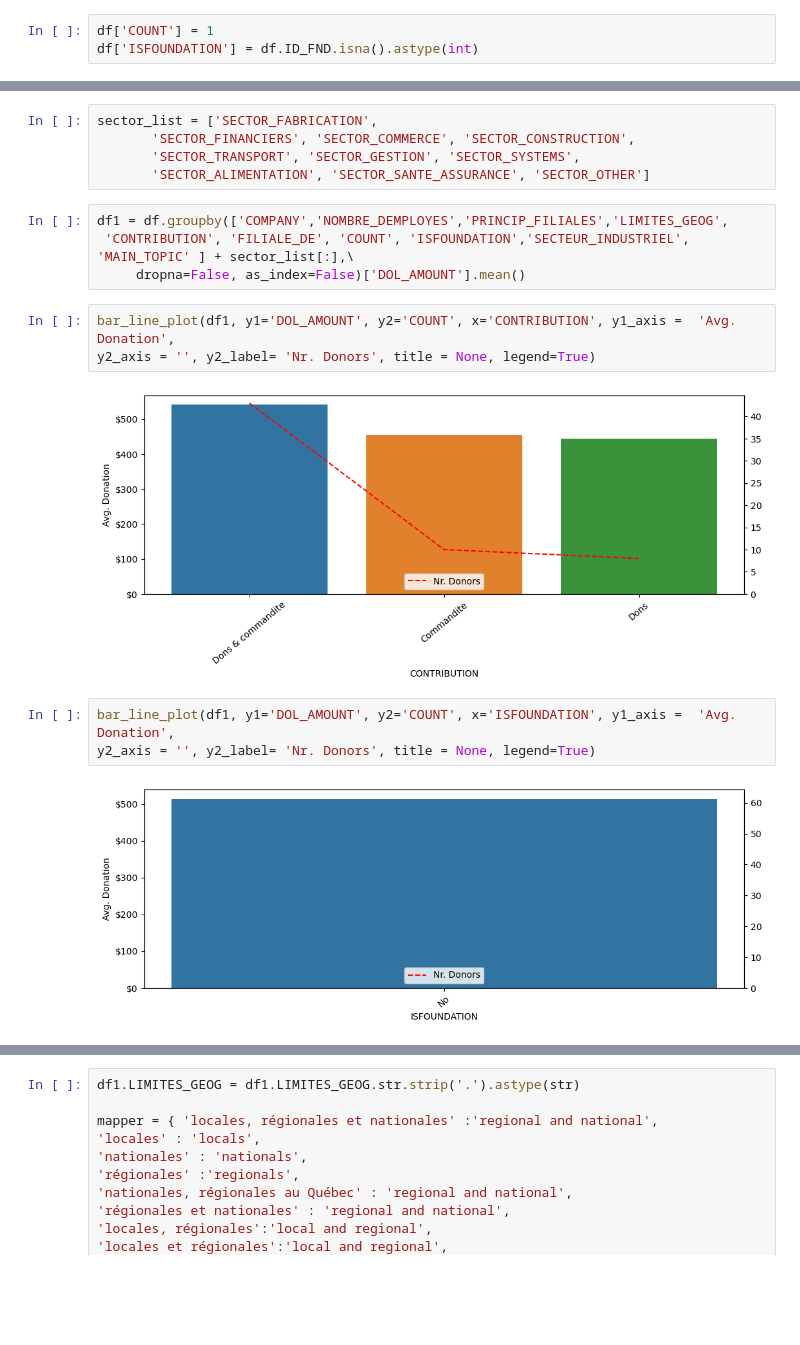
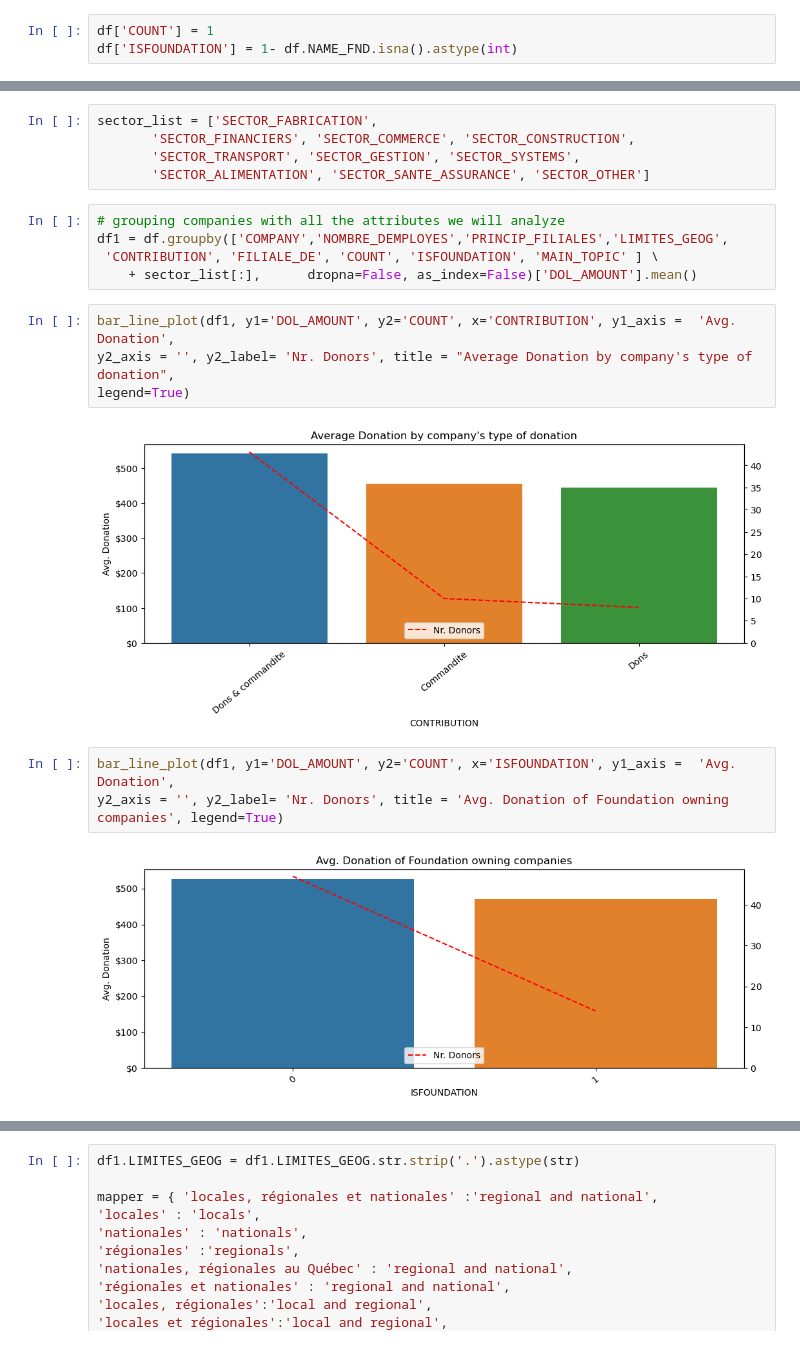
Before and after one commit to carlosfg97/Kurling4Kids, a Jupyter notebook: dataset_merge/matched_donors_analysis.ipynb, the cells around one changed output, grey strips where cells are left out. Drawn from its saved outputs; the diff is of its cells as text; blank space fills up the shorter version.

```diff
--- a/dataset_merge/matched_donors_analysis.ipynb
+++ b/dataset_merge/matched_donors_analysis.ipynb
@@ -58,3 +37,3 @@ TOTAL_ANNUEL_FND,
 # %%
 df['COUNT'] = 1
-df['ISFOUNDATION'] = df.ID_FND.isna().astype(int)
+df['ISFOUNDATION'] = 1- df.NAME_FND.isna().astype(int)
@@ -103,19 +80,21 @@ sector_list = ['SECTOR_FABRICATION',
        'SECTOR_TRANSPORT', 'SECTOR_GESTION', 'SECTOR_SYSTEMS',
        'SECTOR_ALIMENTATION', 'SECTOR_SANTE_ASSURANCE', 'SECTOR_OTHER']
 # %%
+# grouping companies with all the attributes we will analyze
 df1 = df.groupby(['COMPANY','NOMBRE_DEMPLOYES','PRINCIP_FILIALES','LIMITES_GEOG',
- 'CONTRIBUTION', 'FILIALE_DE', 'COUNT', 'ISFOUNDATION','SECTEUR_INDUSTRIEL', 'MAIN_TOPIC' ] + sector_list[:],\
-     dropna=False, as_index=False)['DOL_AMOUNT'].mean()
+ 'CONTRIBUTION', 'FILIALE_DE', 'COUNT', 'ISFOUNDATION', 'MAIN_TOPIC' ] \
+    + sector_list[:],      dropna=False, as_index=False)['DOL_AMOUNT'].mean()
 # %%
 bar_line_plot(df1, y1='DOL_AMOUNT', y2='COUNT', x='CONTRIBUTION', y1_axis =  'Avg. Donation',
-y2_axis = '', y2_label= 'Nr. Donors', title = None, legend=True)
+y2_axis = '', y2_label= 'Nr. Donors', title = "Average Donation by company's type of donation",
+legend=True)
 # %% [output]
-[figure, old version]
+[figure, new version]
 # %%
 bar_line_plot(df1, y1='DOL_AMOUNT', y2='COUNT', x='ISFOUNDATION', y1_axis =  'Avg. Donation',
-y2_axis = '', y2_label= 'Nr. Donors', title = None, legend=True)
+y2_axis = '', y2_label= 'Nr. Donors', title = 'Avg. Donation of Foundation owning companies', legend=True)
 # %% [output]
-[figure, old version]
+[figure, new version]
 # %%
 df1['FILIALE_FLG'] = df1.FILIALE_DE.isna()
 
```
Also changed, not shown: parts of 18 cells of this notebook, 3 other files.
